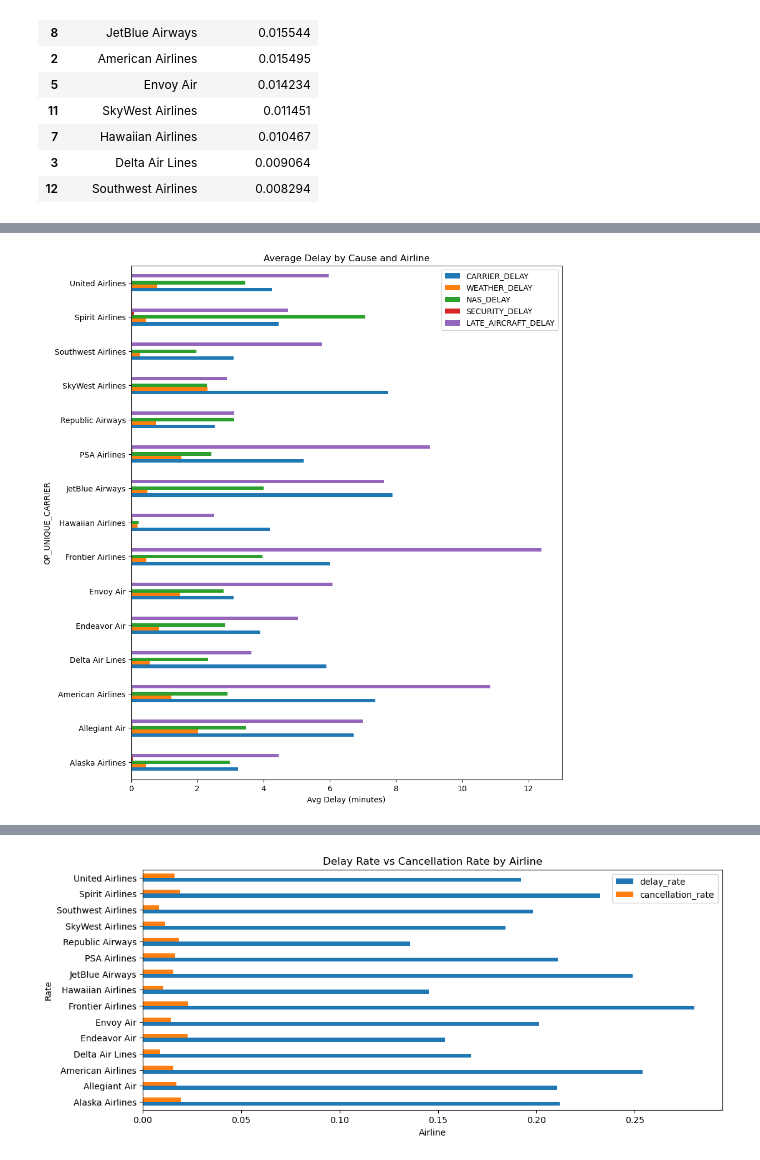
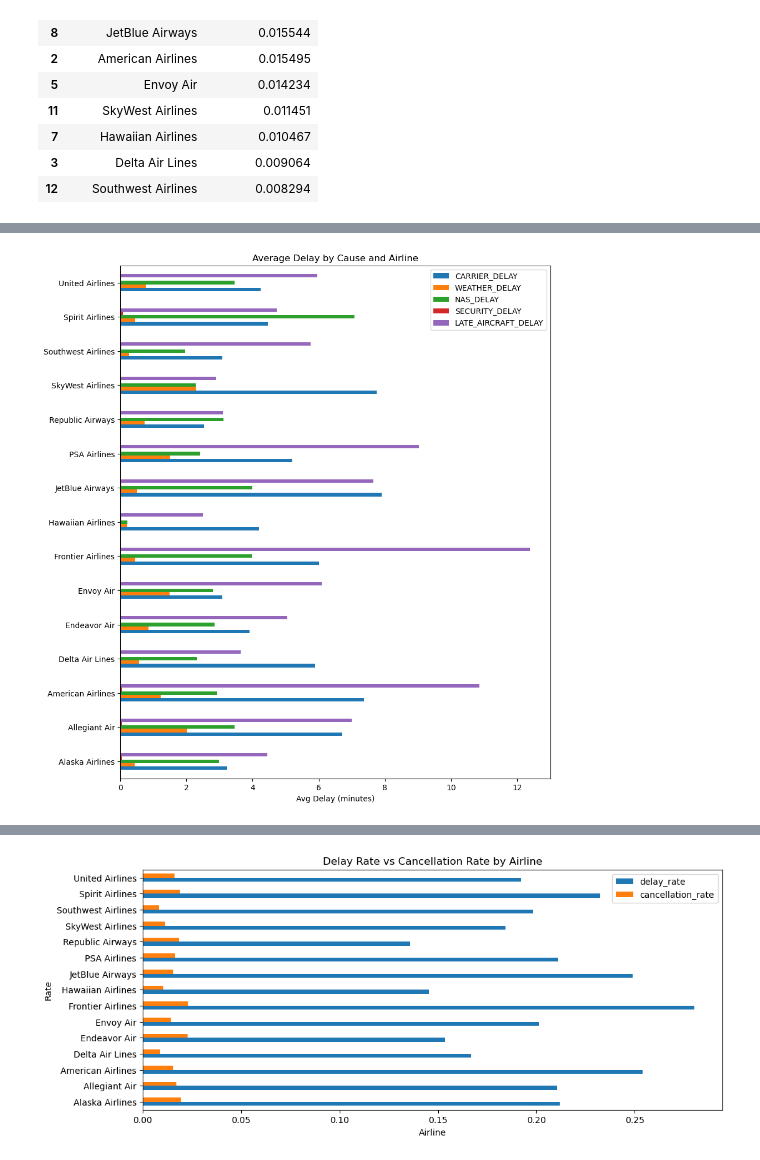
Before and after one commit to divyavegi/Capstone-Flight-Delay-and-Cancellation-, a Jupyter notebook: Flights.ipynb, the cells around one changed output, grey strips where cells are left out. Cells and saved outputs as stored; diff of their text form; code cells hidden in the pictures.

```diff
--- a/Flights.ipynb
+++ b/Flights.ipynb
@@ -410,8 +410,9 @@ See the caveats in the documentation: https://pandas.pydata.org/pandas-docs/stab
 # %%
 delay_causes.set_index('OP_UNIQUE_CARRIER').plot(kind='barh',stacked=False,figsize=(10,12))
 plt.title('Average Delay by Cause and Airline')
 plt.xlabel('Avg Delay (minutes)')
+plt.ylabel('')
 plt.xticks(rotation=0)
 plt.show()
 # %% [output]
-[figure, old version]
+[figure, new version]
```
Also changed, not shown: parts of 16 cells of this notebook.
